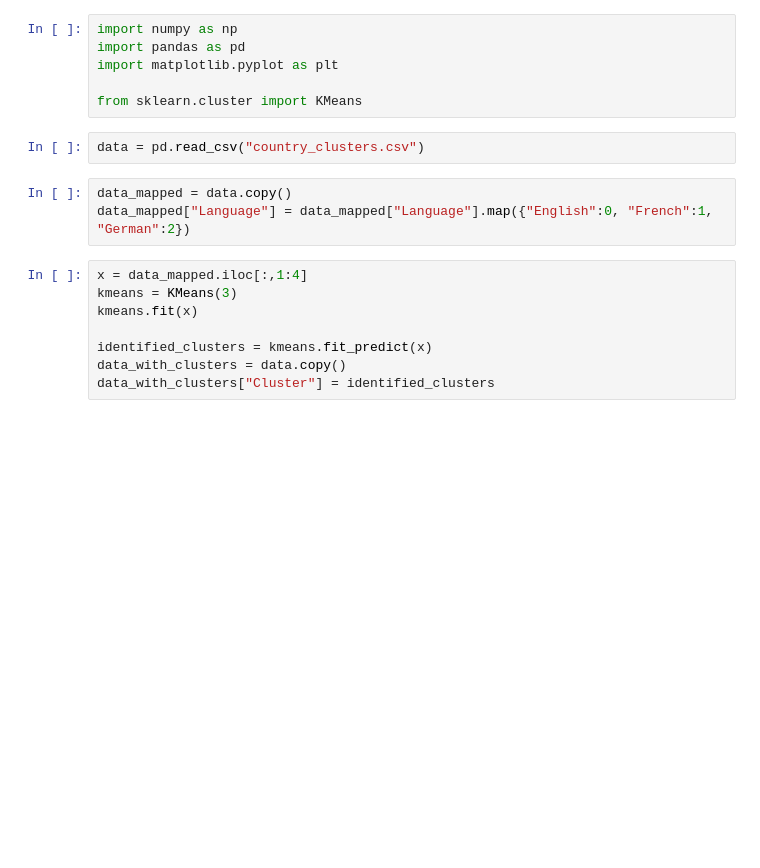
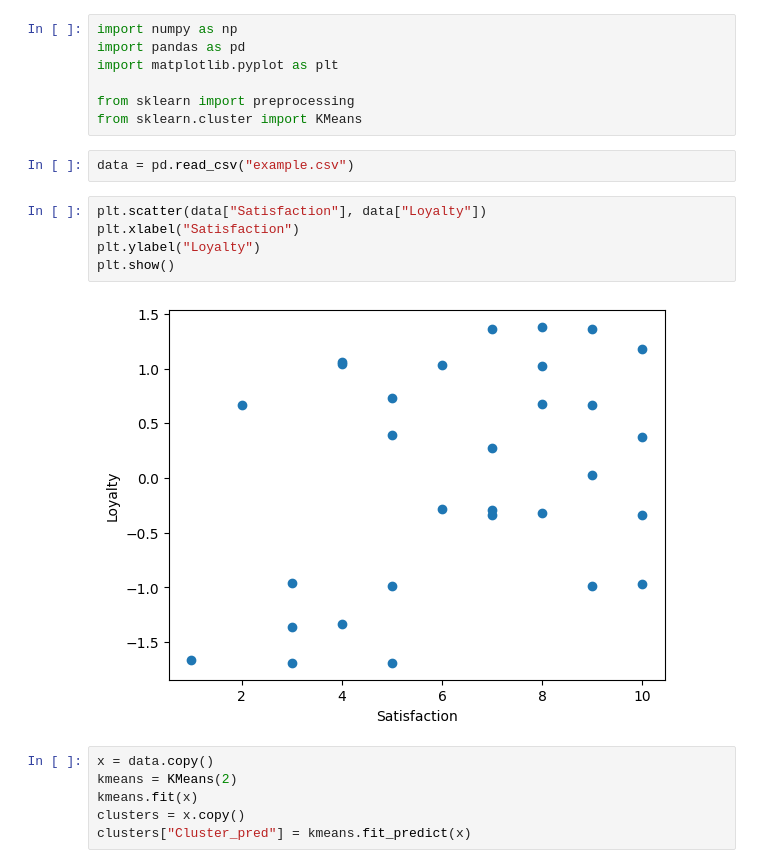
Before and after one commit to AmarKanth/machine_learning, a Jupyter notebook: 07.clustering/01.k-means-clustering/notebook2.ipynb, the cells around one changed output. Drawn from its saved outputs; the diff is of its cells as text; blank space fills up the shorter version.

```diff
--- a/07.clustering/01.k-means-clustering/notebook2.ipynb
+++ b/07.clustering/01.k-means-clustering/notebook2.ipynb
@@ -3,19 +3,22 @@ import numpy as np
 import pandas as pd
 import matplotlib.pyplot as plt
 
+from sklearn import preprocessing
 from sklearn.cluster import KMeans
 # %%
-data = pd.read_csv("country_clusters.csv")
+data = pd.read_csv("example.csv")
-# %%
-data_mapped = data.copy()
-data_mapped["Language"] = data_mapped["Language"].map({"English":0, "French":1, "German":2})
+# %%
+plt.scatter(data["Satisfaction"], data["Loyalty"])
+plt.xlabel("Satisfaction")
+plt.ylabel("Loyalty")
+plt.show()
+# %% [output]
+[figure, added]
 # %%
-x = data_mapped.iloc[:,1:4]
-kmeans = KMeans(3)
+x = data.copy()
+kmeans = KMeans(2)
 kmeans.fit(x)
-
-identified_clusters = kmeans.fit_predict(x)
-data_with_clusters = data.copy()
-data_with_clusters["Cluster"] = identified_clusters
+clusters = x.copy()
+clusters["Cluster_pred"] = kmeans.fit_predict(x)
 # %%
 plt.scatter(
```
Also changed, not shown: parts of 5 cells of this notebook, 1 other file.
